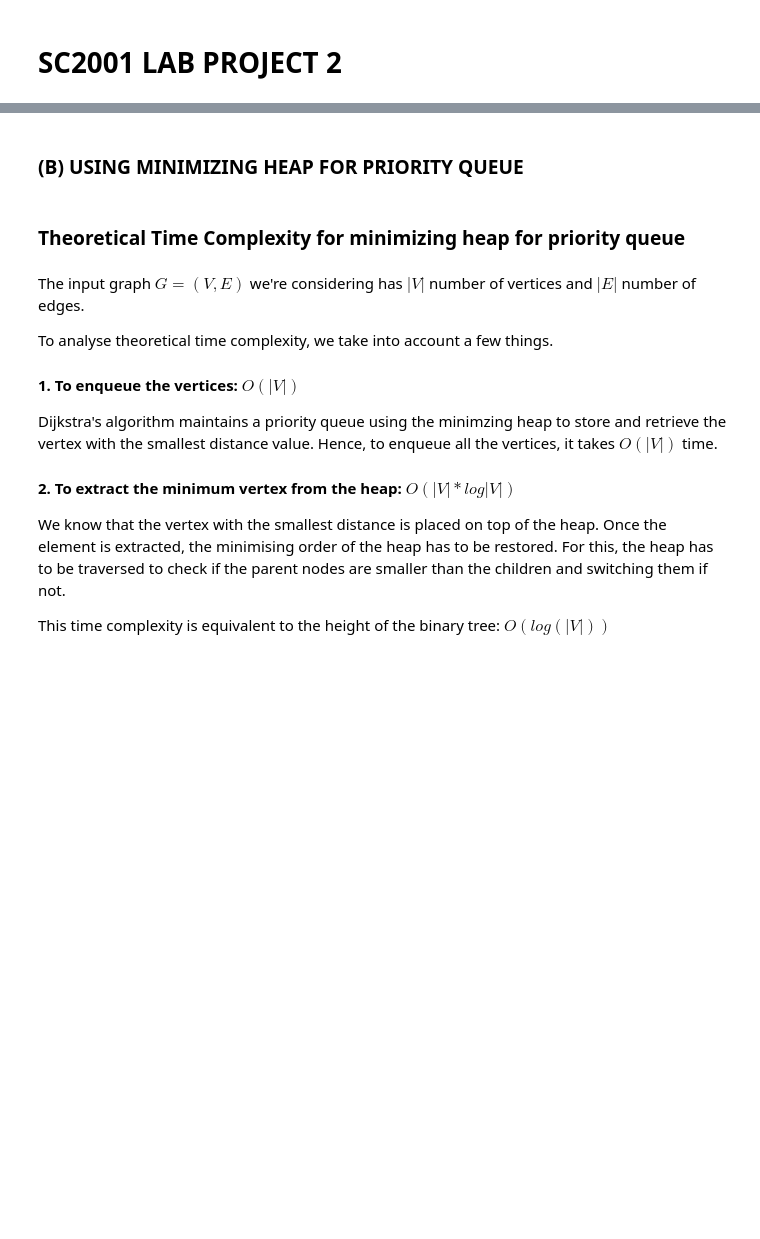
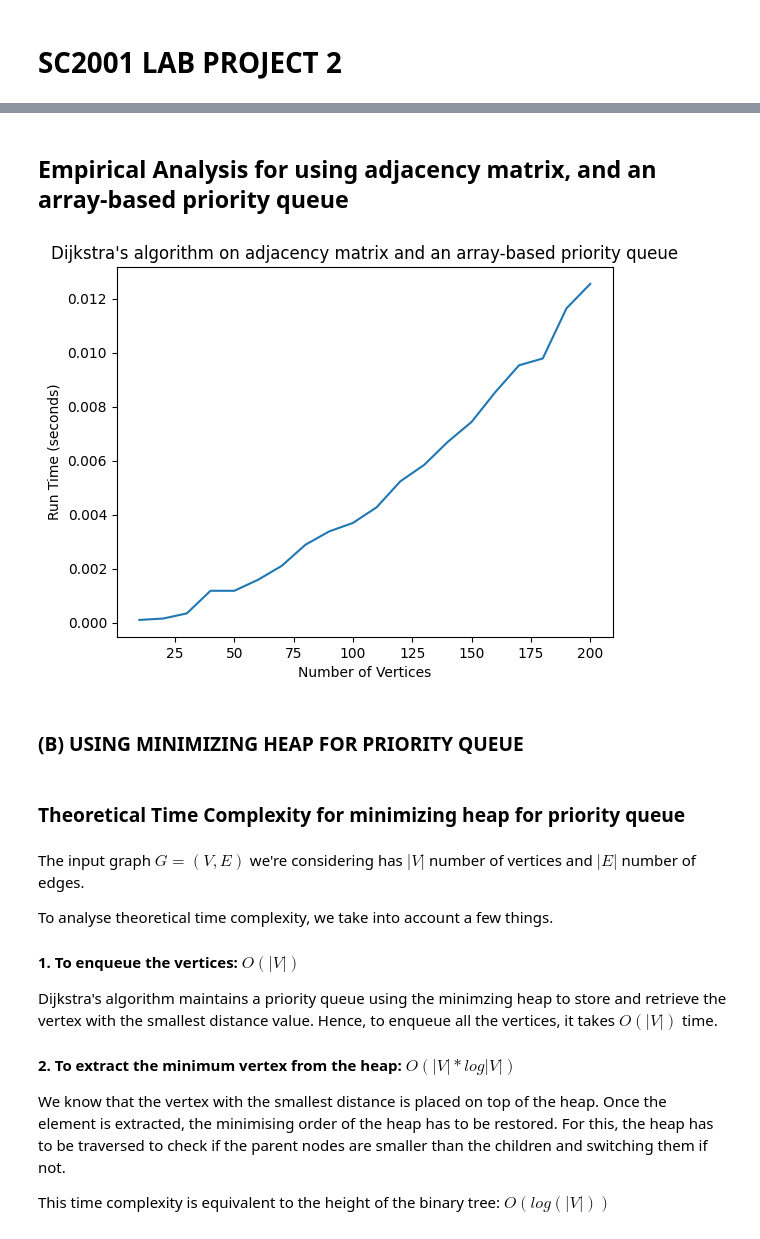
Before and after one commit to ZaydShabazAli/SC2001-Group7-Project2, a Jupyter notebook: code/main.ipynb, the cells around one changed output, grey strips where cells are left out. Saved outputs shown, nothing was run; the diff lists cells and outputs as text; code cells hidden in the pictures; blank space fills up the shorter version.

```diff
--- a/code/main.ipynb
+++ b/code/main.ipynb
@@ -2,0 +34,2 @@
+# %% [markdown]
+## Empirical Analysis for using adjacency matrix, and an array-based priority queue
@@ -3,3 +41,66 @@
+# %%
+np.random.seed(5)
+
+def generate_random_graph(n):
+    graph = np.random.randint(0, 10, size=(n, n))
+    graph = np.tril(graph) + np.tril(graph, -1).T
+    np.fill_diagonal(graph, 0)
+    return graph
+
+def min_distance(d, S, V):
+    minDist = float('inf')
+    minVertex = 0
+
+    for v in range(V):
+        if d[v] < minDist and S[v] == False:
+            minDist = d[v]
+            minVertex = v
+
+    return minVertex
+
+def dijkstra(adjMatrix, source, target, V):
+    d = [float('inf')] * V
+    S = [False] * V
+    pi = [-1] * V
+
+    d[source] = 0
+
+    for _ in range(V-1):
+        u = min_distance(d, S, V)
+        S[u] = True
+
+        for v in range(V):
+            if adjMatrix[u][v] > 0 and S[v] == False and d[v] > d[u] + adjMatrix[u][v]:
+                d[v] = d[u] + adjMatrix[u][v]
+                pi[v] = u
+
+    return d[target]
+
+if __name__ == '__main__':
+    numVertices = range(10, 210, 10)
+    numRepetition = 10
+    runTimeArr = []
+
+    for n in numVertices:
+        graph = generate_random_graph(n)
+
+        start = time.time()
+
+        for _ in range(numRepetition):
+            source, target = np.random.randint(0, n, size=2)
+            dijkstra(graph, source, target, n)
+
+        end = time.time()
+        aveTime = (end - start) / numRepetition
+        runTimeArr.append(aveTime)
+
+    plt.plot(numVertices, runTimeArr)
+    plt.xlabel("Number of Vertices")
+    plt.ylabel("Run Time (seconds)")
+    plt.title("Dijkstra\'s algorithm on adjacency matrix and an array-based priority queue")
+    plt.show()
+# %% [output]
+[figure, added]
 # %% [markdown]
 ### (B) USING MINIMIZING HEAP FOR PRIORITY QUEUE
 # %% [markdown]
```
Also changed, not shown: parts of 6 cells of this notebook.
